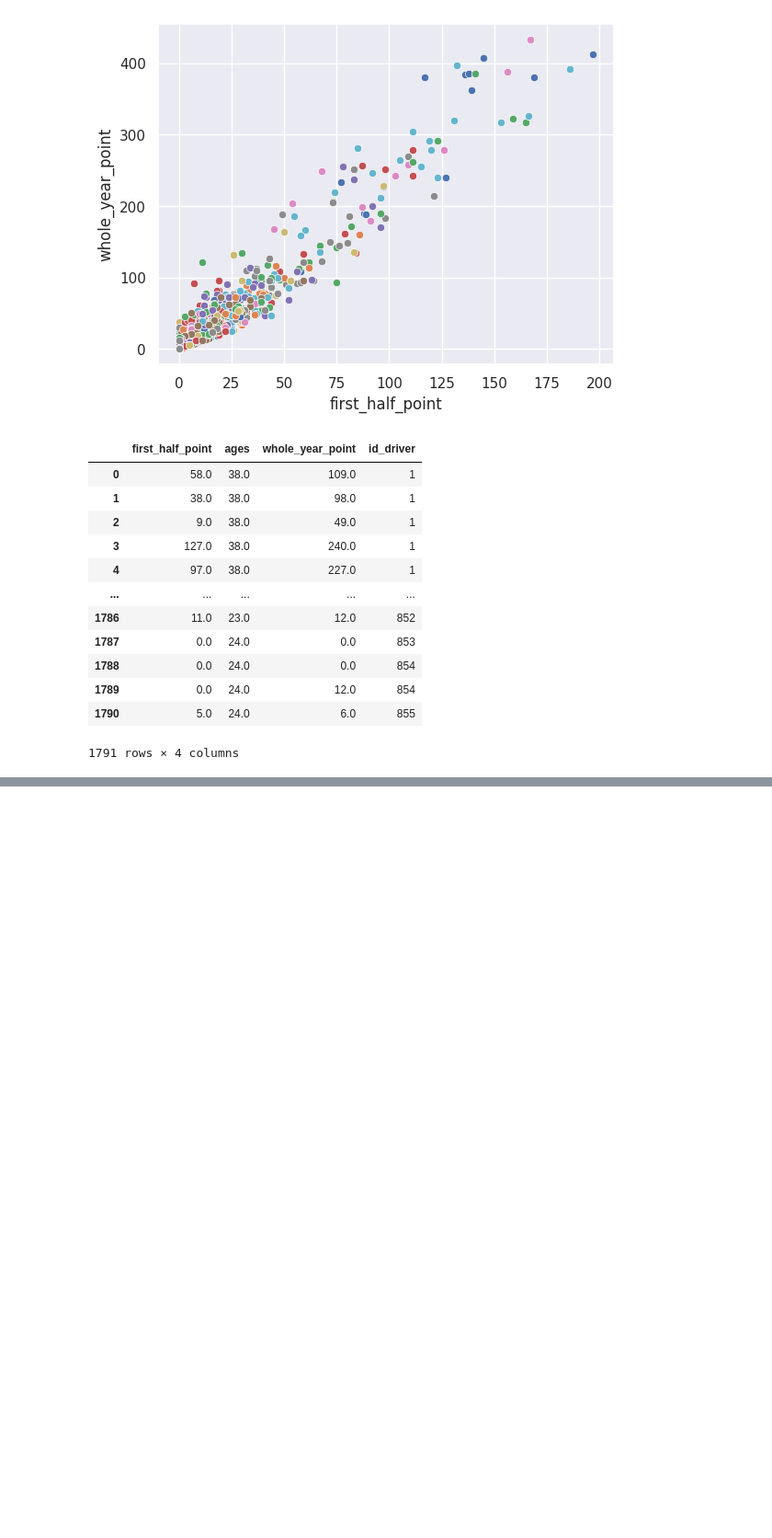
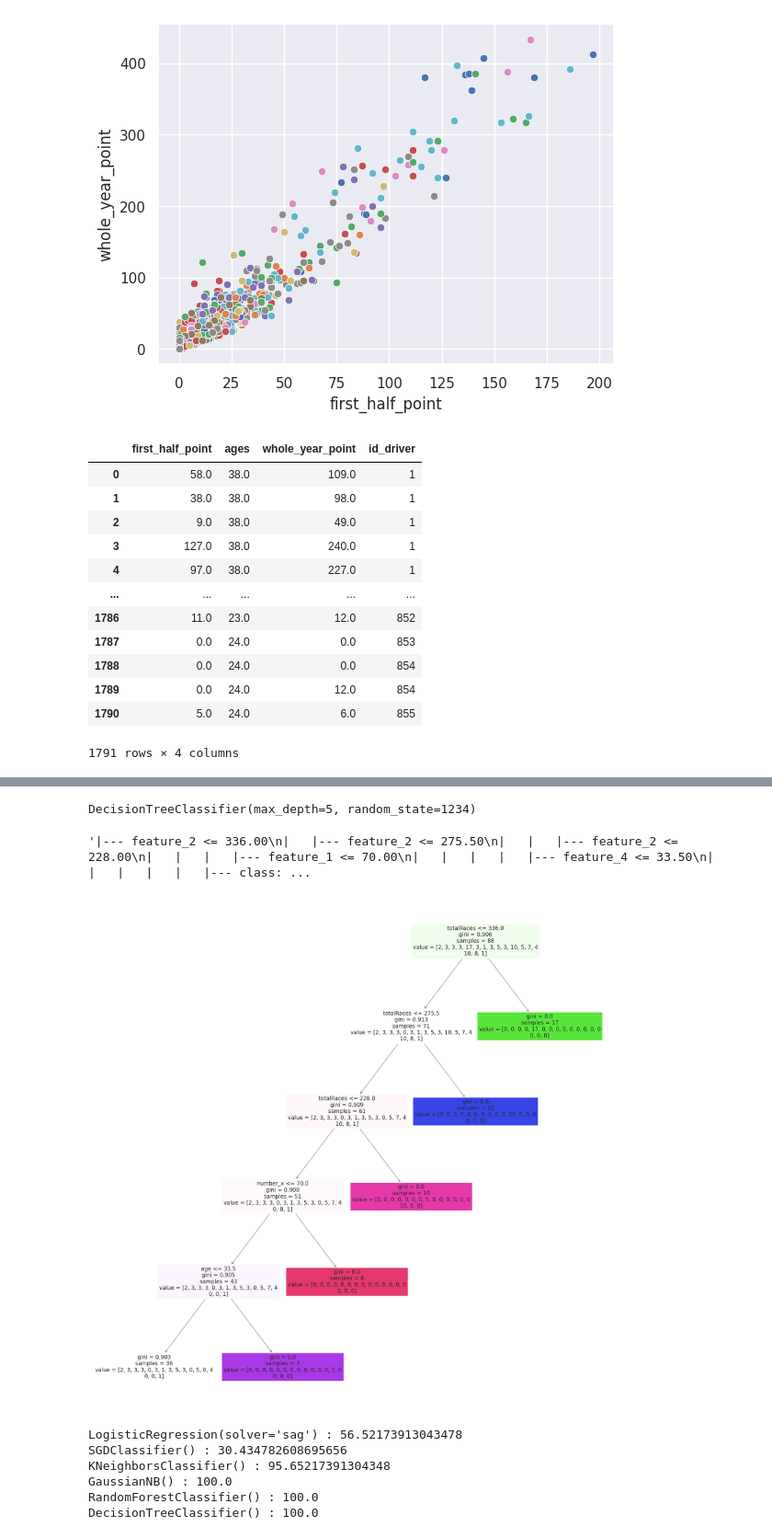
Before and after one commit to szklipy/F1_driver_standings_predictor, a Jupyter notebook: F1_Driver_standings_predictor.ipynb, the cells around one changed output, grey strips where cells are left out. Shown at 92% size. Drawn from its saved outputs; the diff is of its cells as text; code cells hidden in the pictures; blank space fills up the shorter version.

```diff
--- a/F1_Driver_standings_predictor.ipynb
+++ b/F1_Driver_standings_predictor.ipynb
@@ -991,0 +836,29 @@ Driver: Pierre Gasly,    Predicted points: 11.175061935336984
+# %%
+# changing datatype
+
+df_join['number_x'] = pd.to_numeric(df_join['number_x'],errors='coerce')
+
+df_join['dob_x'] = pd.to_datetime(df_join['dob_x'])
+# %%
+df_join.drop('dob_x',1,inplace=True)
+# %%
+clf = DecisionTreeClassifier(max_depth=5,random_state=1234)
+clf.fit(xtrain, ytrain)
+# %% [output]
+DecisionTreeClassifier(max_depth=5, random_state=1234)
+# %%
+tree.export_text(clf)
+# %% [output]
+'|--- feature_2 <= 336.00\n|   |--- feature_2 <= 275.50\n|   |   |--- feature_2 <= 228.00\n|   |   |   |--- feature_1 <= 70.00\n|   |   |   |   |--- feature_4 <= 33.50\n|   |   |   |   |   |--- class: ...
+# %%
+fn = list(df_join.columns)
+fn.remove('driver_name')
+# %%
+# plotting decision tree workflow
+
+fig = plt.figure(figsize=(40,40))
+_ = tree.plot_tree(clf,
+               feature_names=fn,
+               filled=True)
+# %% [output]
+[figure, added]
@@ -991,0 +875,15 @@ Driver: Pierre Gasly,    Predicted points: 11.175061935336984
+# %%
+li = [lr,sgd,knn,gb,rn,dt]
+d = {}
+for i in li:
+    i.fit(xtrain,ytrain)
+    ypred = i.predict(xtest)
+    print(i,":",accuracy_score(ypred,ytest)*100)
+    d.update({str(i):i.score(xtest,ytest)*100})
+# %% [output]
+LogisticRegression(solver='sag') : 56.52173913043478
+SGDClassifier() : 30.434782608695656
+KNeighborsClassifier() : 95.65217391304348
+GaussianNB() : 100.0
+RandomForestClassifier() : 100.0
+DecisionTreeClassifier() : 100.0
```
Also changed, not shown: parts of 49 cells of this notebook.
